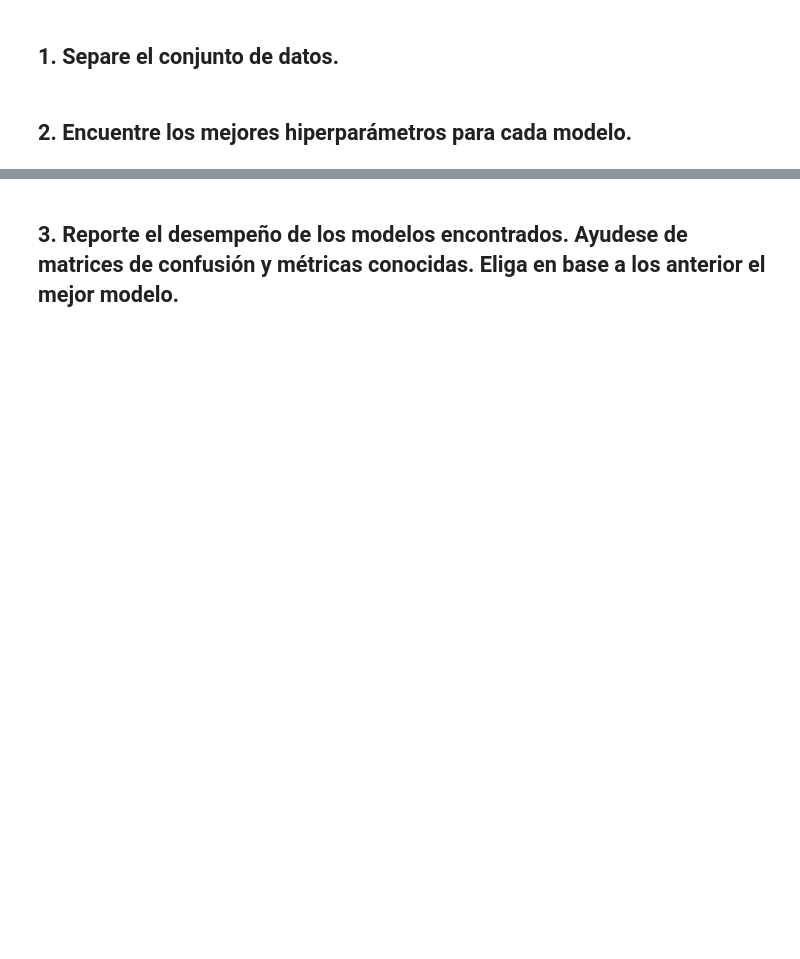
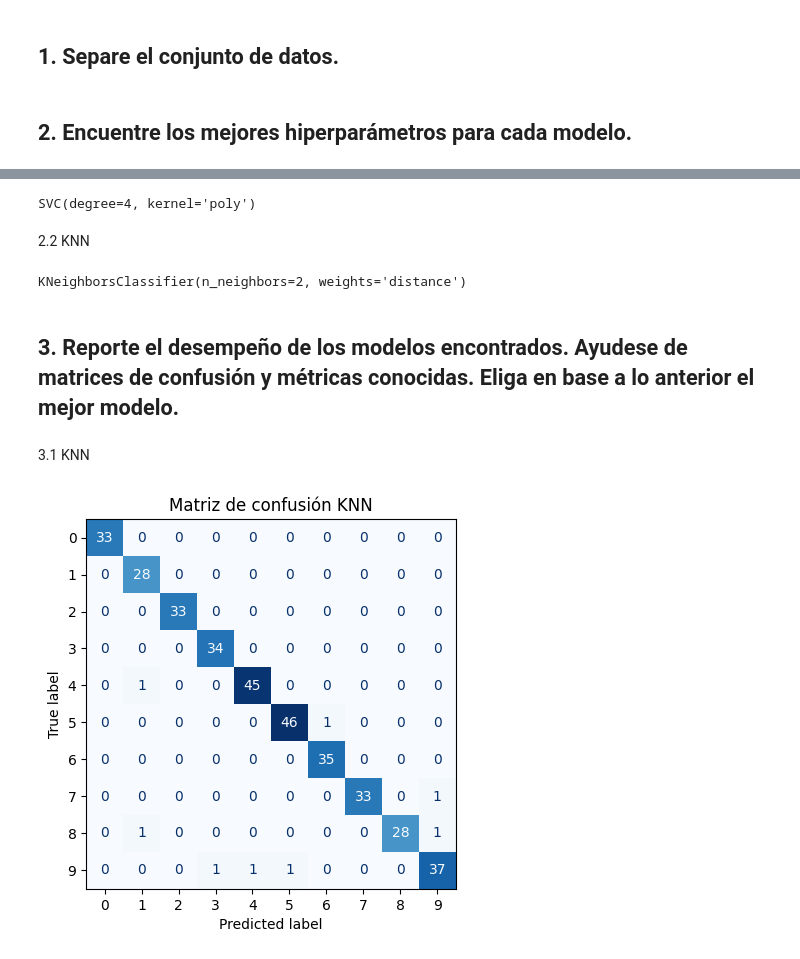
Before and after one commit to AlejandroVillazonG/ayudantias_MAT281, a Jupyter notebook: ayudantias_2023/Ayud7_MAT281_sklearn_1.ipynb, the cells around one changed output, grey strips where cells are left out. Saved outputs shown, nothing was run; the diff lists cells and outputs as text; code cells hidden in the pictures; blank space fills up the shorter version.

```diff
--- a/ayudantias_2023/Ayud7_MAT281_sklearn_1.ipynb
+++ b/ayudantias_2023/Ayud7_MAT281_sklearn_1.ipynb
@@ -405,5 +404,7 @@ viz_imgs(digits.images, y)
 ## 1. Separe el conjunto de datos.
 # %%
 # Escribe tu code aquí
+
+X_train, X_test, y_train, y_test = train_test_split(X, y, test_size=0.2, random_state=42)
 # %% [markdown]
 ## 2. Encuentre los mejores hiperparámetros para cada modelo.
@@ -412,2 +416,35 @@ viz_imgs(digits.images, y)
+# %%
+# Escribe tu code aquí
+
+param_grid_svm = [
+    {'kernel':['linear', 'rbf']},
+    {'kernel':['poly'], 'degree':[2,3,4,5,6]},
+]
+
+svm = GridSearchCV(SVC(), param_grid_svm, scoring = 'f1_macro', cv = 5)
+
+svm.fit(X_train, y_train)
+
+svm.best_estimator_
+# %% [output]
+SVC(degree=4, kernel='poly')
+# %% [markdown]
+2.2 KNN
+# %%
+# Escribe tu code aquí
+
+param_grid_knn = [
+    {'n_neighbors':[2,5,10,50],
+     'weights':['uniform', 'distance']
+    }
+]
+
+knn = GridSearchCV(KNeighborsClassifier(), param_grid_knn, scoring = 'f1_macro', cv = 5)
+
+knn.fit(X_train, y_train)
+
+knn.best_estimator_
+# %% [output]
+KNeighborsClassifier(n_neighbors=2, weights='distance')
 # %% [markdown]
-## 3. Reporte el desempeño de los modelos encontrados. Ayudese de matrices de confusión y métricas conocidas. Eliga en base a los anterior el mejor modelo.
+## 3. Reporte el desempeño de los modelos encontrados. Ayudese de matrices de confusión y métricas conocidas. Eliga en base a lo anterior el mejor modelo.
@@ -415,0 +451,16 @@ viz_imgs(digits.images, y)
+# %% [markdown]
+3.1 KNN
+# %%
+# Escribe tu code aquí
+
+
+ConfusionMatrixDisplay.from_estimator(
+    knn,
+    X_test,
+    y_test,
+    cmap='Blues',
+    colorbar=False
+)
+plt.title('Matriz de confusión KNN');
+# %% [output]
+[figure, added]
```
Also changed, not shown: parts of 21 cells of this notebook.
